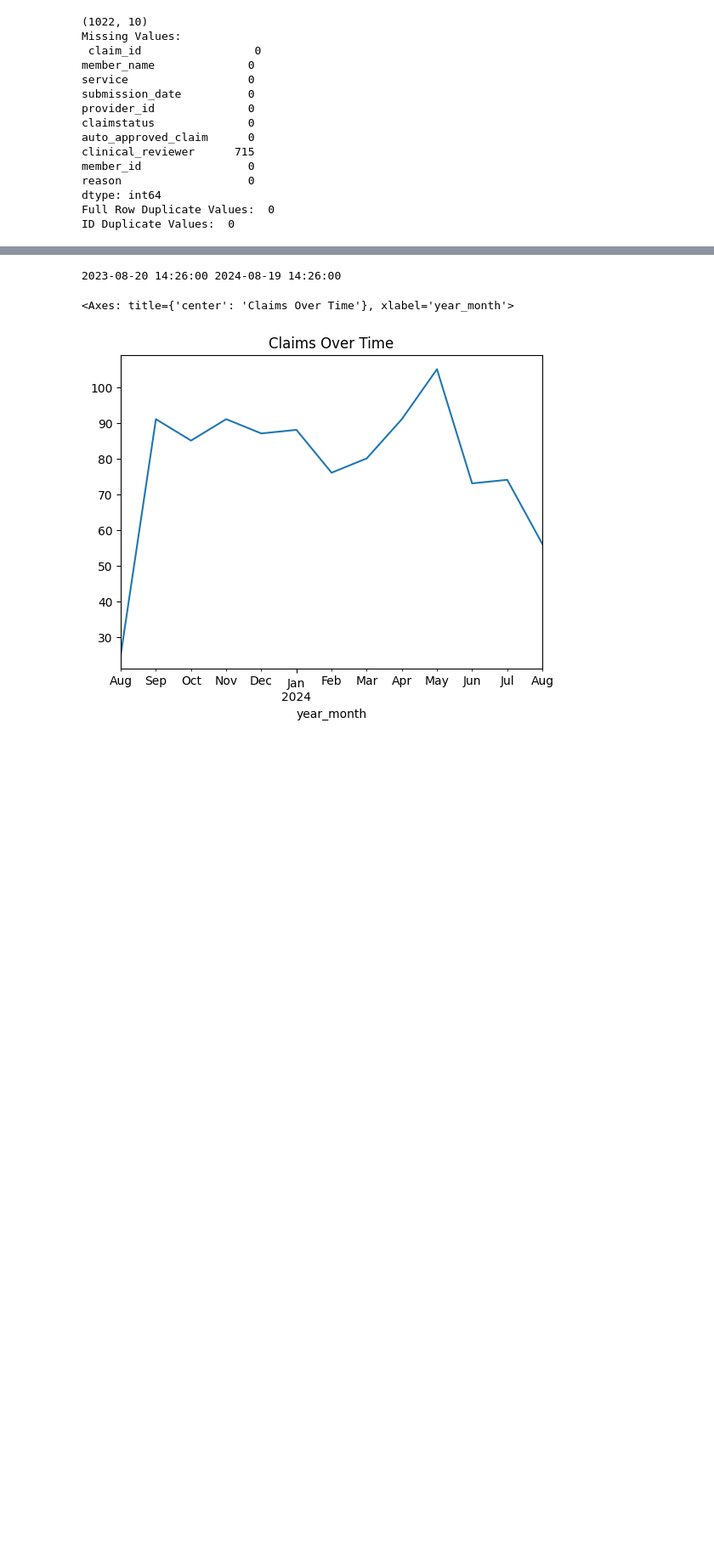
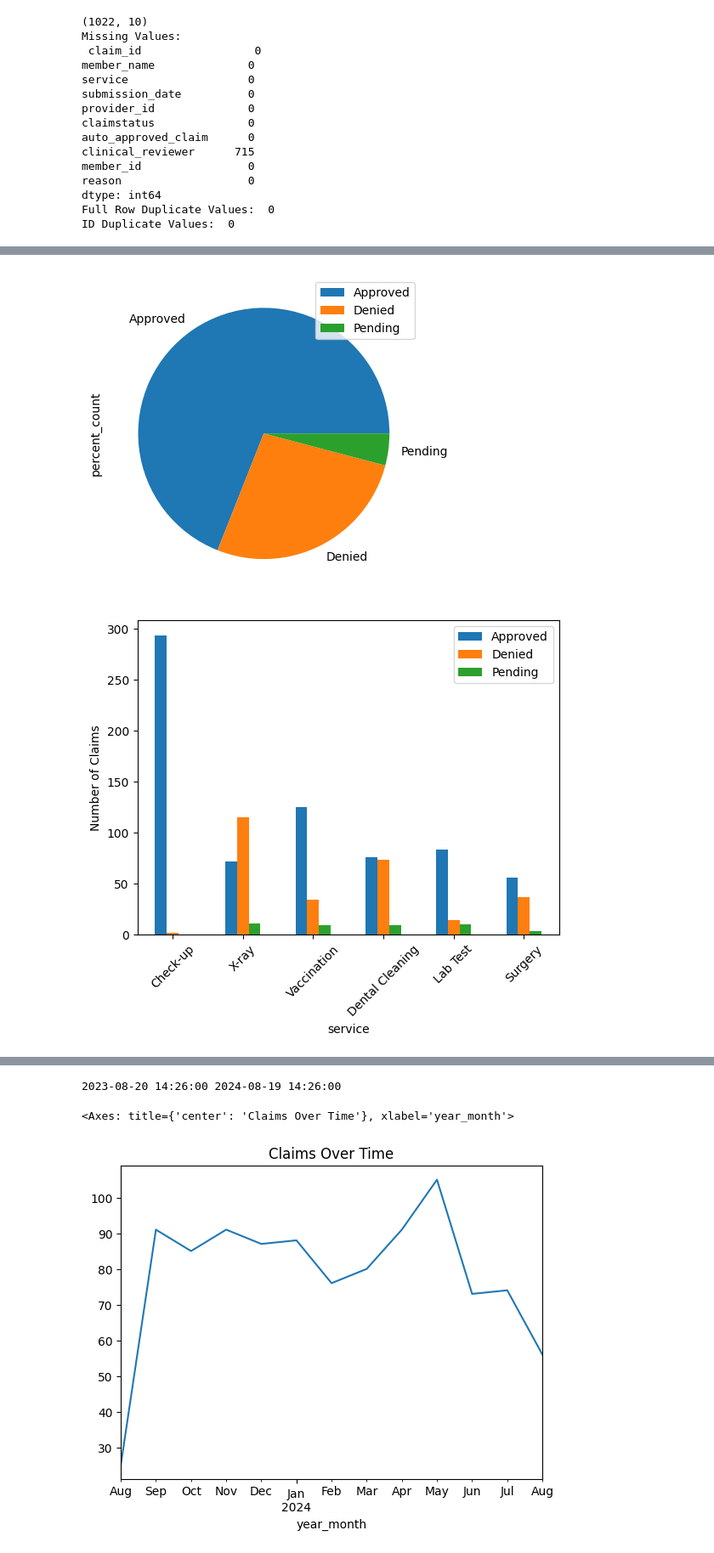
Before and after one commit to CMesiti/DataAnalyticsNotebooks, a Jupyter notebook: Claims_Data_Challenge.ipynb, the cells around one changed output, grey strips where cells are left out. Shown at 85% size. Drawn from its saved outputs; the diff is of its cells as text; code cells hidden in the pictures; blank space fills up the shorter version.

```diff
--- a/Claims_Data_Challenge.ipynb
+++ b/Claims_Data_Challenge.ipynb
@@ -110,0 +122,10 @@ display(service_summary)
+# %%
+#Pie chart for total approval, denial, and pending
+totals.set_index('claimstatus').plot.pie(y='percent_count')
+#services bar chart 3 classes for each category. approved, denied, pending. Normalize counts above for %.
+ax = service_summary.plot(x="service", y=["Approved", "Denied", "Pending"], kind="bar", rot=45)
+plt.ylabel("Number of Claims")
+plt.show()
+# %% [output]
+[figure, added]
+[figure, added]
```
Also changed, not shown: parts of 26 cells of this notebook.
